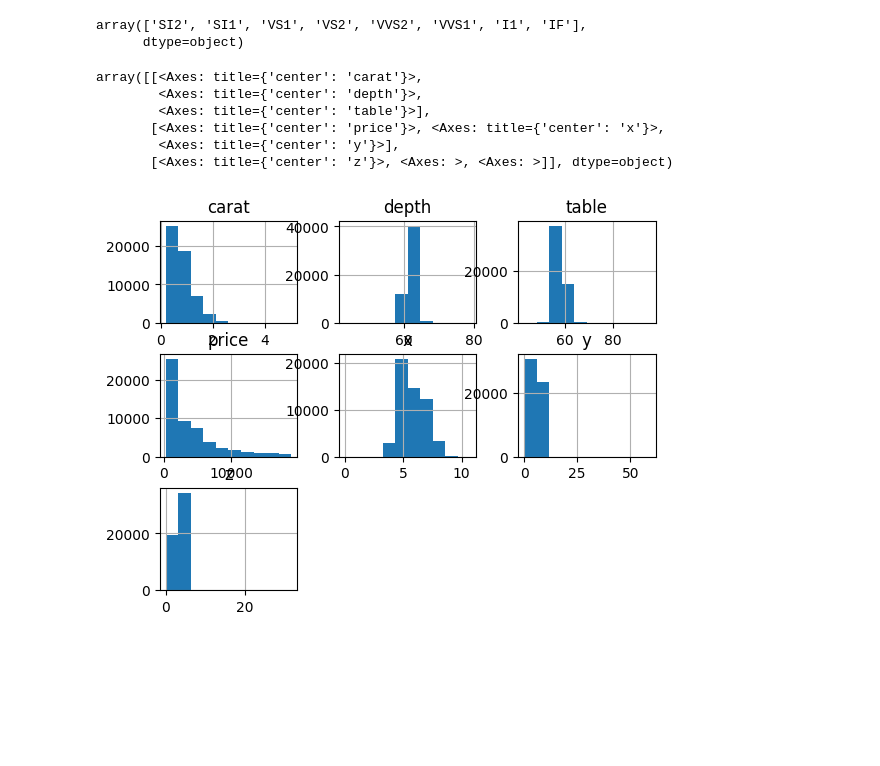
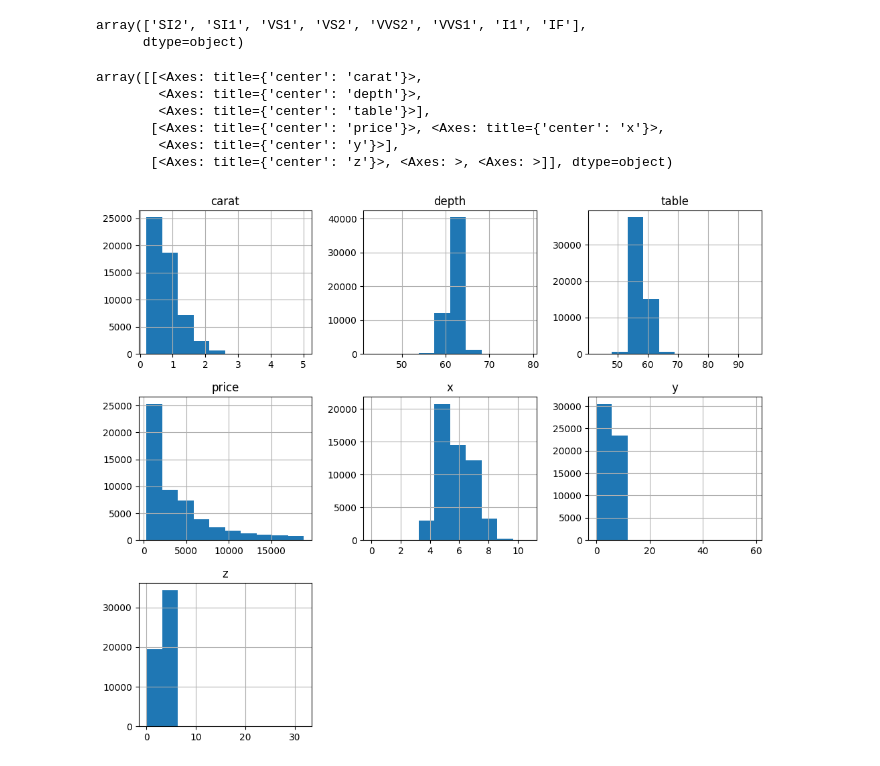
Before and after one commit to M-marshiro/Fliprobo-Projects, a Jupyter notebook: 9_16.ipynb, the cells around one changed output. Cells and saved outputs as stored; diff of their text form; code cells hidden in the pictures; blank space fills up the shorter version.

```diff
--- a/9_16.ipynb
+++ b/9_16.ipynb
@@ -92,12 +92,12 @@ array(['SI2', 'SI1', 'VS1', 'VS2', 'VVS2', 'VVS1', 'I1', 'IF'],
 #h: histogram
 %matplotlib inline
 # %%
-df.hist()
+df.hist(figsize=(12, 10))
 # %% [output]
 array([[<Axes: title={'center': 'carat'}>,
         <Axes: title={'center': 'depth'}>,
         <Axes: title={'center': 'table'}>],
        [<Axes: title={'center': 'price'}>, <Axes: title={'center': 'x'}>,
         <Axes: title={'center': 'y'}>],
        [<Axes: title={'center': 'z'}>, <Axes: >, <Axes: >]], dtype=object)
-[figure, old version]
+[figure, new version]
```
